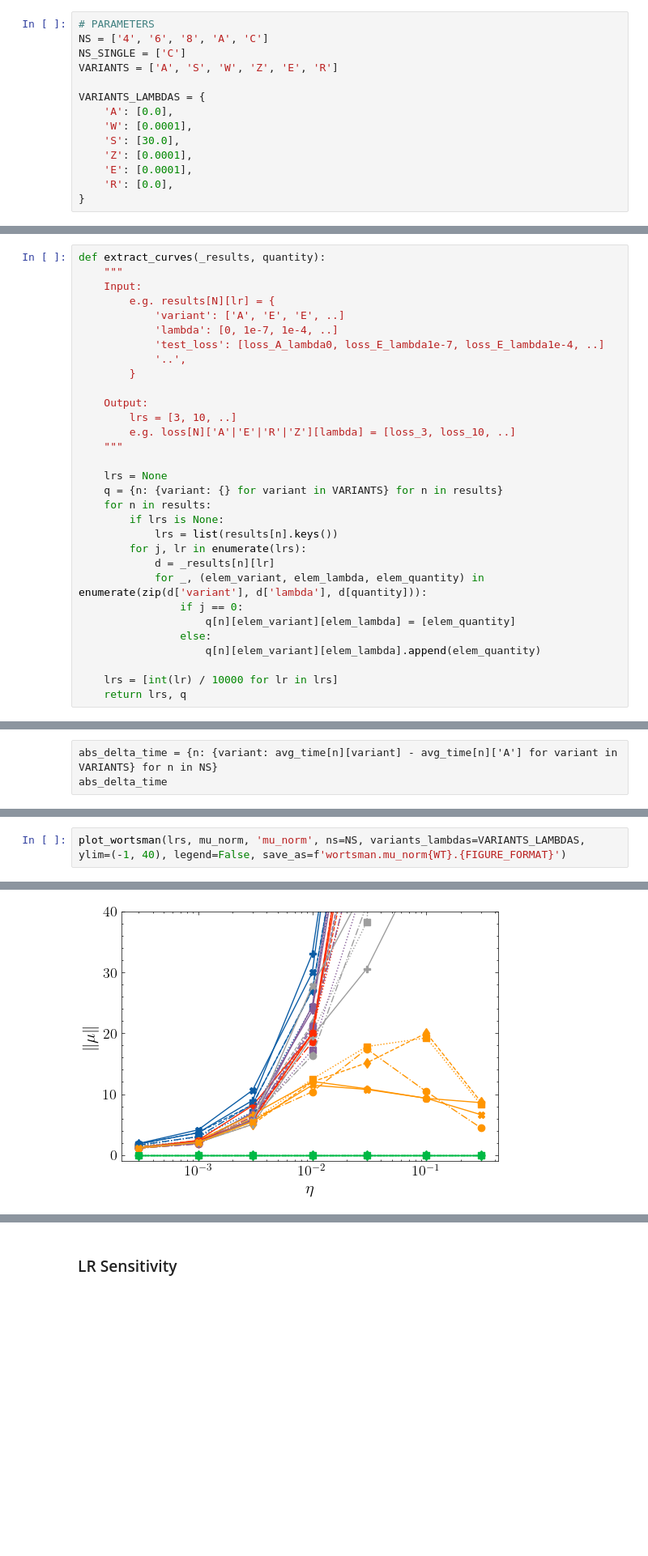
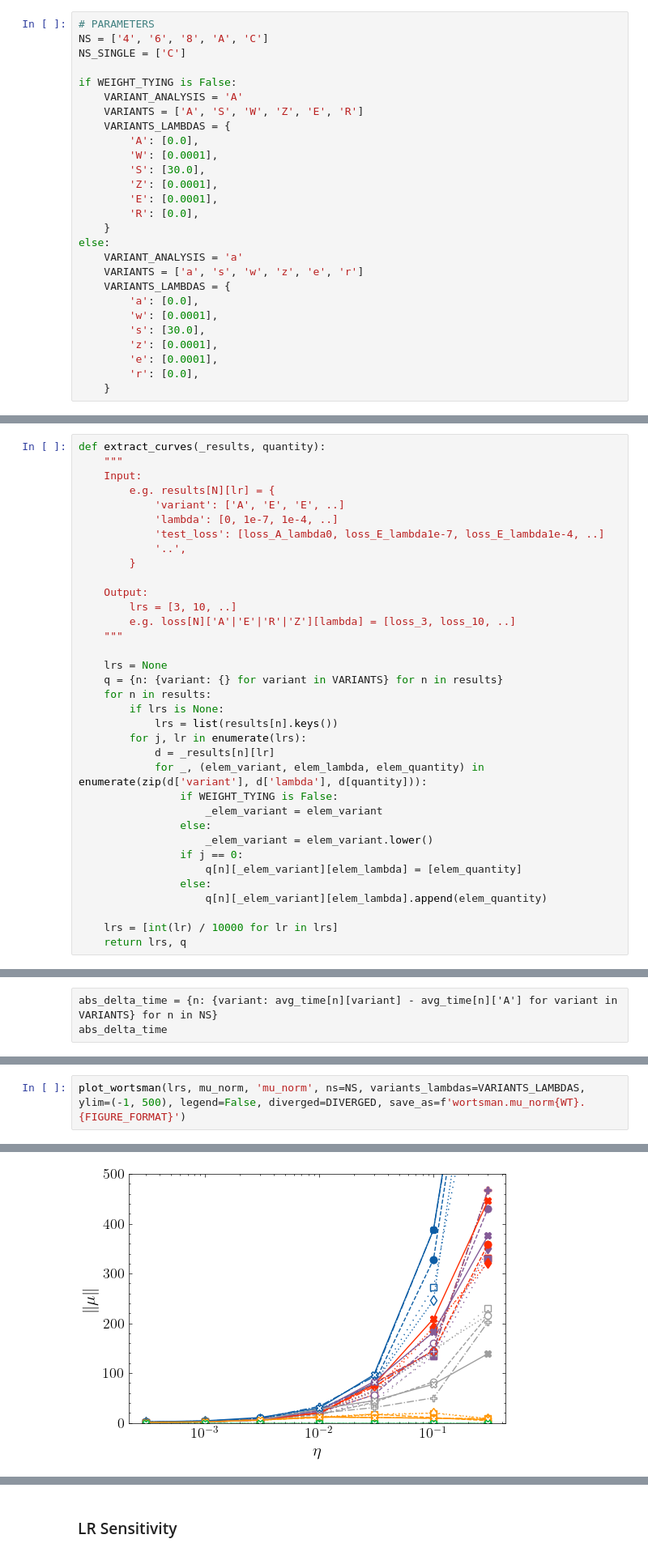
Before and after one commit to flxst/output-embedding-centering, a Jupyter notebook: results/Analyze_All_Models_Performance.ipynb, the cells around one changed output, grey strips where cells are left out. Shown at 81% size. Drawn from its saved outputs; the diff is of its cells as text; blank space fills up the shorter version.

Commit message:
Add information about diverged runs to plots

```diff
--- a/results/Analyze_All_Models_Performance.ipynb
+++ b/results/Analyze_All_Models_Performance.ipynb
@@ -235,14 +235,27 @@ for scale in results:
 # PARAMETERS
 NS = ['4', '6', '8', 'A', 'C']
 NS_SINGLE = ['C']
-VARIANTS = ['A', 'S', 'W', 'Z', 'E', 'R']
 
-VARIANTS_LAMBDAS = {
-    'A': [0.0],
-    'W': [0.0001],
-    'S': [30.0],
-    'Z': [0.0001],
-    'E': [0.0001],
-    'R': [0.0],
-}
+if WEIGHT_TYING is False:
+    VARIANT_ANALYSIS = 'A'
+    VARIANTS = ['A', 'S', 'W', 'Z', 'E', 'R']
+    VARIANTS_LAMBDAS = {
+        'A': [0.0],
+        'W': [0.0001],
+        'S': [30.0],
+        'Z': [0.0001],
+        'E': [0.0001],
+        'R': [0.0],
+    }
+else:
+    VARIANT_ANALYSIS = 'a'
+    VARIANTS = ['a', 's', 'w', 'z', 'e', 'r']
+    VARIANTS_LAMBDAS = {
+        'a': [0.0],
+        'w': [0.0001],
+        's': [30.0],
+        'z': [0.0001],
+        'e': [0.0001],
+        'r': [0.0],
+    }
 # %%
@@ -271,10 +302,14 @@ def extract_curves(_results, quantity):
         for j, lr in enumerate(lrs):
             d = _results[n][lr]
             for _, (elem_variant, elem_lambda, elem_quantity) in enumerate(zip(d['variant'], d['lambda'], d[quantity])):
+                if WEIGHT_TYING is False:
+                    _elem_variant = elem_variant
+                else:
+                    _elem_variant = elem_variant.lower()
                 if j == 0:
-                    q[n][elem_variant][elem_lambda] = [elem_quantity]
+                    q[n][_elem_variant][elem_lambda] = [elem_quantity]
                 else:
-                    q[n][elem_variant][elem_lambda].append(elem_quantity)
+                    q[n][_elem_variant][elem_lambda].append(elem_quantity)
 
     lrs = [int(lr) / 10000 for lr in lrs]
     return lrs, q
@@ -880,6 +1025,6 @@ plot_wortsman(lrs, logits_mean_absmax, 'logits_mean_absmax', ns=NS, variants_lam
 # %%
-plot_wortsman(lrs, mu_norm, 'mu_norm', ns=NS, variants_lambdas=VARIANTS_LAMBDAS, ylim=(-1, 40), legend=False, save_as=f'wortsman.mu_norm{WT}.{FIGURE_FORMAT}')
+plot_wortsman(lrs, mu_norm, 'mu_norm', ns=NS, variants_lambdas=VARIANTS_LAMBDAS, ylim=(-1, 500), legend=False, diverged=DIVERGED, save_as=f'wortsman.mu_norm{WT}.{FIGURE_FORMAT}')
 # %% [output]
 > saved as figs/wortsman.mu_norm.pdf
-[figure, old version]
+[figure, new version]
 # %%
```
Also changed, not shown: parts of 38 cells of this notebook, 32 other files.
